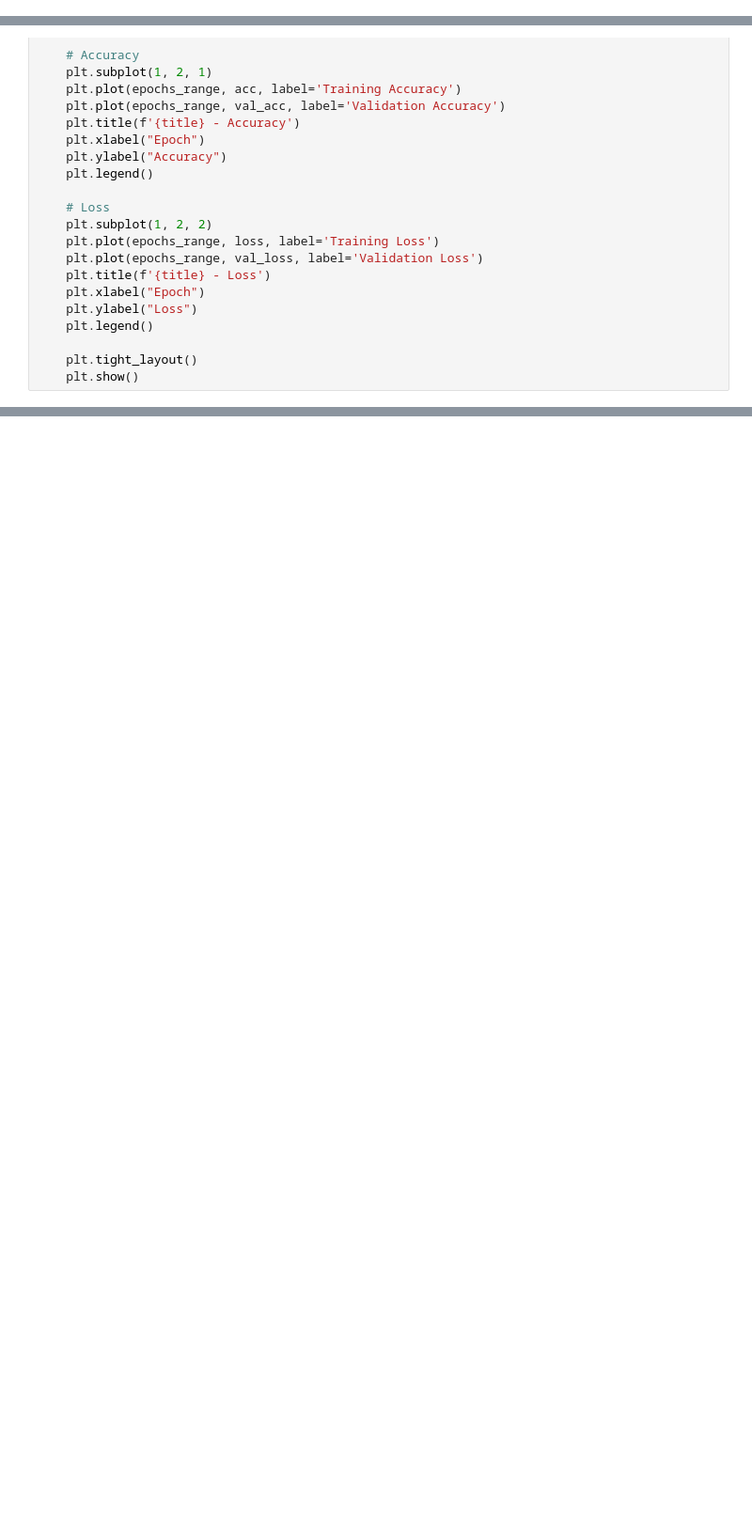
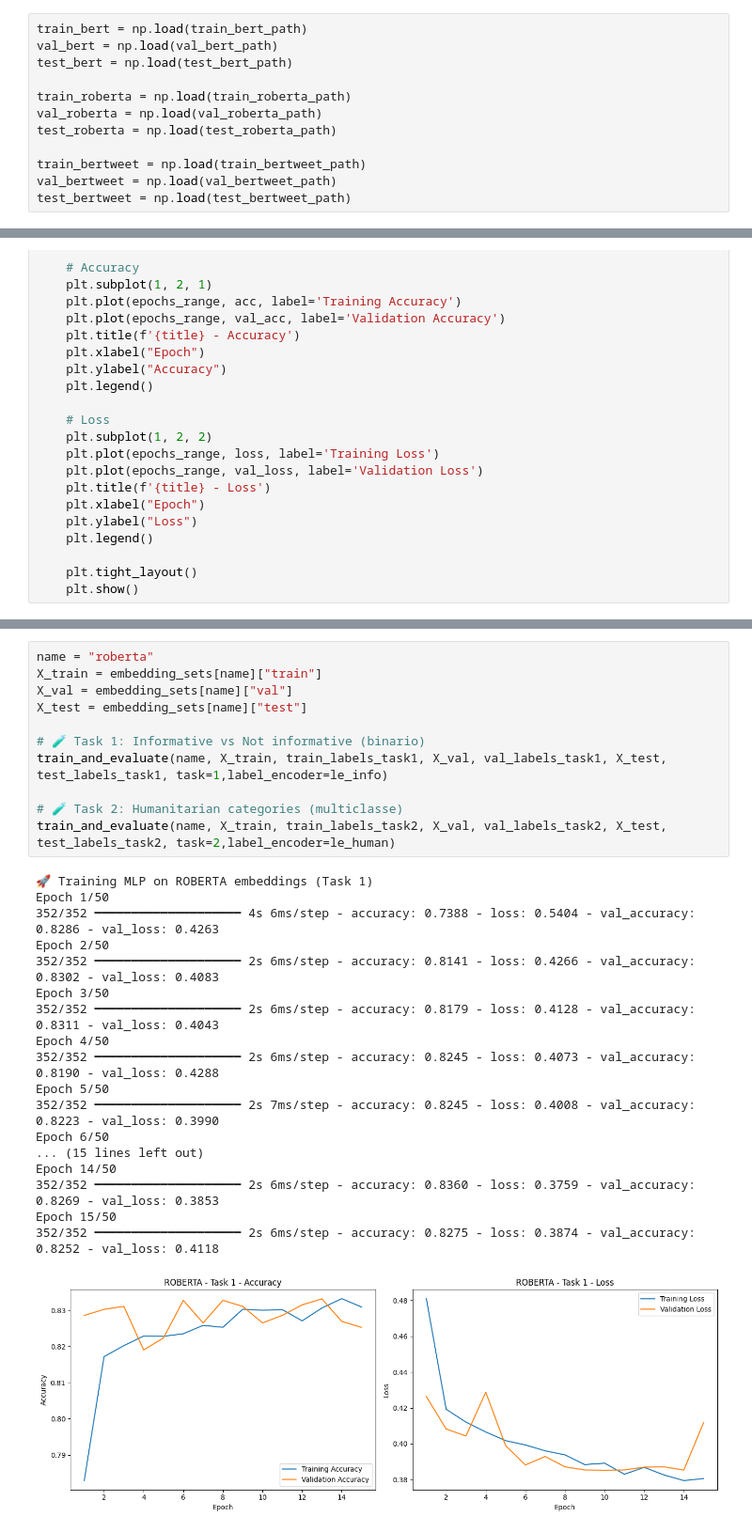
Before and after one commit to andreaceto/multimodal-crisis-classification, a Jupyter notebook: 04_text_classification.ipynb, the cells around one changed output, grey strips where cells are left out. Shown at 94% size. Saved outputs shown, nothing was run; the diff lists cells and outputs as text; blank space fills up the shorter version.

```diff
--- a/04_text_classification.ipynb
+++ b/04_text_classification.ipynb
@@ -38,6 +37,18 @@ test_roberta_path = os.path.join(embeddings_dir, "test_roberta.npy")
 train_bertweet_path = os.path.join(embeddings_dir, "train_bertweet.npy")
 val_bertweet_path = os.path.join(embeddings_dir, "val_bertweet.npy")
 test_bertweet_path = os.path.join(embeddings_dir, "test_bertweet.npy")
+# %%
+train_bert = np.load(train_bert_path)
+val_bert = np.load(val_bert_path)
+test_bert = np.load(test_bert_path)
+
+train_roberta = np.load(train_roberta_path)
+val_roberta = np.load(val_roberta_path)
+test_roberta = np.load(test_roberta_path)
+
+train_bertweet = np.load(train_bertweet_path)
+val_bertweet = np.load(val_bertweet_path)
+test_bertweet = np.load(test_bertweet_path)
 # %%
 
 text_train_df = pd.read_csv(text_train_path, sep='\t')
@@ -177,0 +289,30 @@ for name, paths in embedding_sets.items():
+# %%
+name = "roberta"
+X_train = embedding_sets[name]["train"]
+X_val = embedding_sets[name]["val"]
+X_test = embedding_sets[name]["test"]
+
+# 🧪 Task 1: Informative vs Not informative (binario)
+train_and_evaluate(name, X_train, train_labels_task1, X_val, val_labels_task1, X_test, test_labels_task1, task=1,label_encoder=le_info)
+
+# 🧪 Task 2: Humanitarian categories (multiclasse)
+train_and_evaluate(name, X_train, train_labels_task2, X_val, val_labels_task2, X_test, test_labels_task2, task=2,label_encoder=le_human)
+# %% [output]
+🚀 Training MLP on ROBERTA embeddings (Task 1)
+Epoch 1/50
+352/352 ━━━━━━━━━━━━━━━━━━━━ 4s 6ms/step - accuracy: 0.7388 - loss: 0.5404 - val_accuracy: 0.8286 - val_loss: 0.4263
+Epoch 2/50
+352/352 ━━━━━━━━━━━━━━━━━━━━ 2s 6ms/step - accuracy: 0.8141 - loss: 0.4266 - val_accuracy: 0.8302 - val_loss: 0.4083
+Epoch 3/50
+352/352 ━━━━━━━━━━━━━━━━━━━━ 2s 6ms/step - accuracy: 0.8179 - loss: 0.4128 - val_accuracy: 0.8311 - val_loss: 0.4043
+Epoch 4/50
+352/352 ━━━━━━━━━━━━━━━━━━━━ 2s 6ms/step - accuracy: 0.8245 - loss: 0.4073 - val_accuracy: 0.8190 - val_loss: 0.4288
+Epoch 5/50
+352/352 ━━━━━━━━━━━━━━━━━━━━ 2s 7ms/step - accuracy: 0.8245 - loss: 0.4008 - val_accuracy: 0.8223 - val_loss: 0.3990
+Epoch 6/50
+... (15 lines left out)
+Epoch 14/50
+352/352 ━━━━━━━━━━━━━━━━━━━━ 2s 6ms/step - accuracy: 0.8360 - loss: 0.3759 - val_accuracy: 0.8269 - val_loss: 0.3853
+Epoch 15/50
+352/352 ━━━━━━━━━━━━━━━━━━━━ 2s 6ms/step - accuracy: 0.8275 - loss: 0.3874 - val_accuracy: 0.8252 - val_loss: 0.4118
+[figure, added]
```
Also changed, not shown: parts of 8 cells of this notebook.
